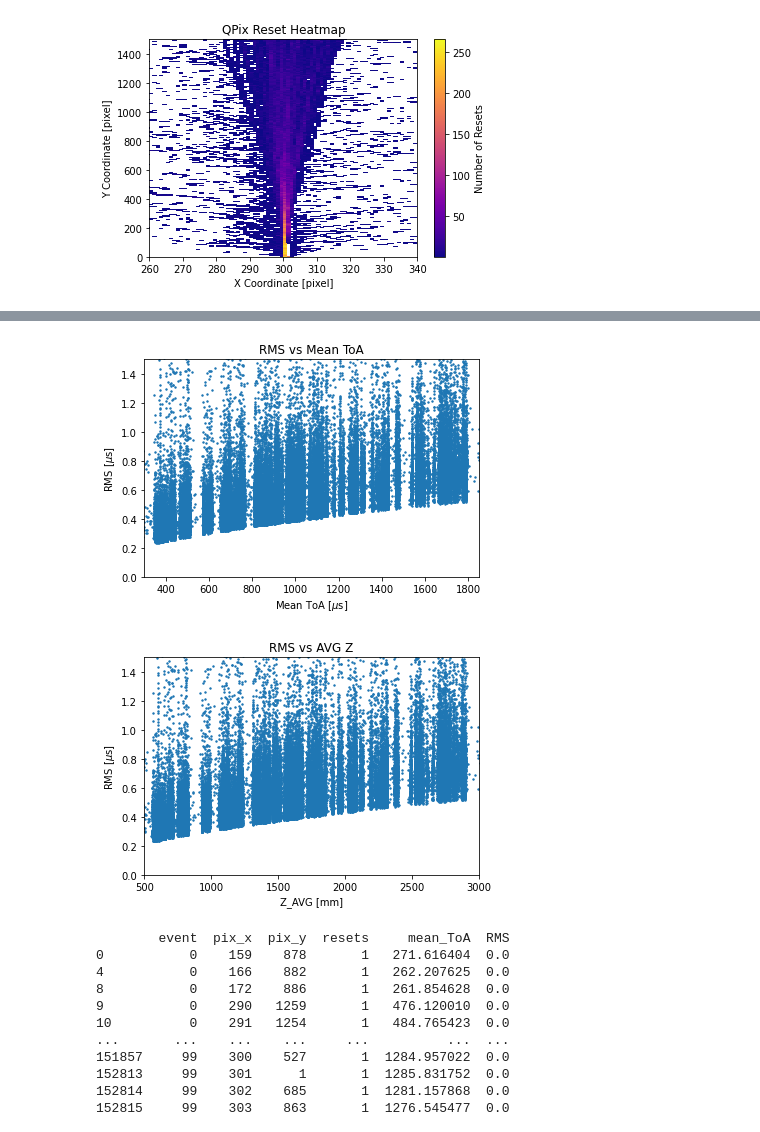
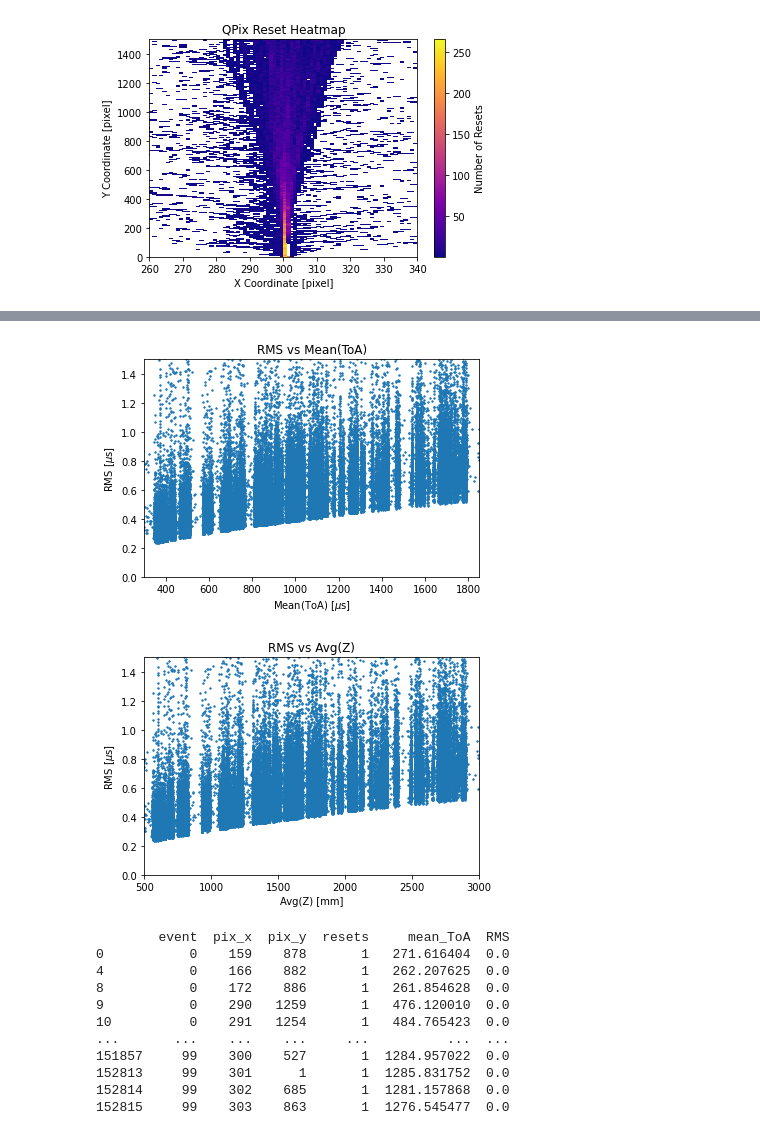
Before and after one commit to Eikenbcr/DUNE, a Jupyter notebook: Warmup/PyMacros/Warmup_Pandas.ipynb, the cells around one changed output, grey strips where cells are left out. Cells and saved outputs as stored; diff of their text form; code cells hidden in the pictures.

```diff
--- a/Warmup/PyMacros/Warmup_Pandas.ipynb
+++ b/Warmup/PyMacros/Warmup_Pandas.ipynb
@@ -166,22 +186,22 @@ plt.scatter(pixel_stats_df[pixel_stats_df.resets > 2].mean_ToA, pixel_stats_df[p
 plt.xlim([300, 1850])
 plt.ylim([0,1.5])
 plt.ylabel("RMS [$\mu$s]")
-plt.xlabel("Mean ToA [$\mu$s]")
-plt.title("RMS vs Mean ToA")
+plt.xlabel("Mean(ToA) [$\mu$s]")
+plt.title("RMS vs Mean(ToA)")
 plt.savefig('MeanReset_vs_RMS_micro.png', dpi=1200)
 # %% [output]
-[figure, old version]
+[figure, new version]
 # %%
 fig = plt.figure()
 plt.scatter(pixel_stats_df[pixel_stats_df.resets > 2].mean_ToA*1.618, pixel_stats_df[pixel_stats_df.resets > 2].RMS, s=2)
 plt.xlim([500, 3000])
 plt.ylim([0,1.5])
 plt.ylabel("RMS [$\mu$s]")
-plt.xlabel("Z_AVG [mm]")
-plt.title("RMS vs AVG Z")
+plt.xlabel("Avg(Z) [mm]")
+plt.title("RMS vs Avg(Z)")
 plt.savefig('Z_AVG_vs_RMS_micro.png', dpi=1200)
 # %% [output]
-[figure, old version]
+[figure, new version]
 # %%
 print(pixel_stats_df[pixel_stats_df.resets < 2])
 # %% [output]
```
Also changed, not shown: parts of 5 cells of this notebook, 3 other files.
